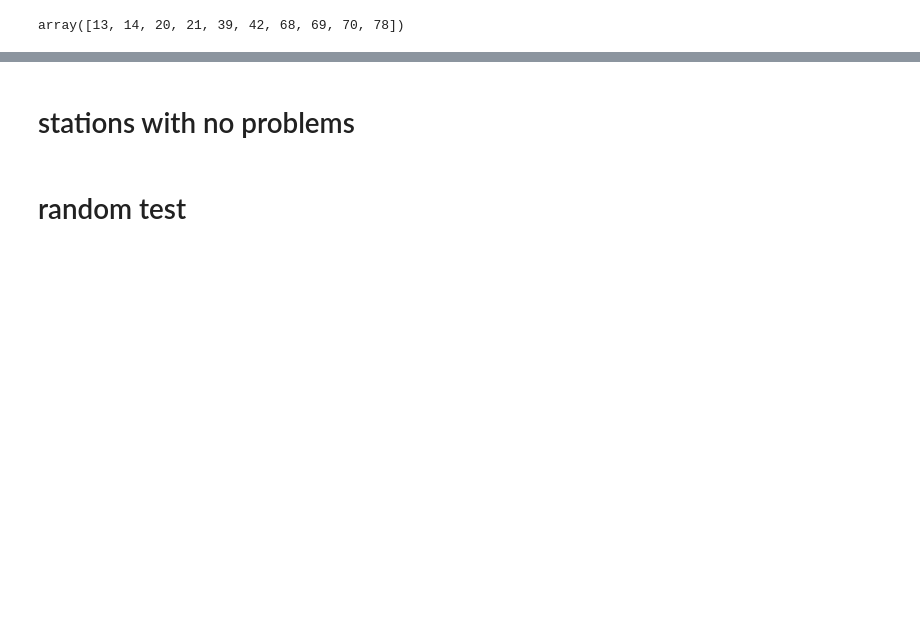
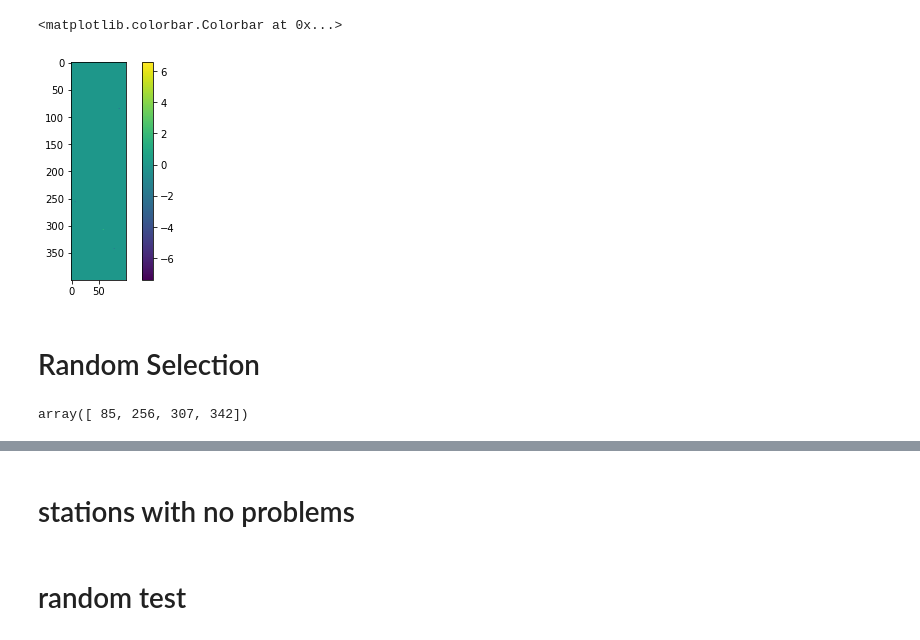
Before and after one commit to bbk0529/EnsembleRegressors, a Jupyter notebook: experiments_w_dwd_temperature data.ipynb, the cells around one changed output, grey strips where cells are left out. Saved outputs shown, nothing was run; the diff lists cells and outputs as text; code cells hidden in the pictures; blank space fills up the shorter version.

```diff
--- a/experiments_w_dwd_temperature data.ipynb
+++ b/experiments_w_dwd_temperature data.ipynb
@@ -12,9 +8,13 @@ np.sum(np.random.randn(10,10))
 # %%
-
+n_stations = 400
+n_timesteps= 100
+k = 5
+p_noise_stations = 0.01
+p_noise_timesteps= 0.01
 
 
 data = Tempearture_DWD(n_stations, n_timesteps, k, p_noise_stations=p_noise_stations, p_noise_timesteps= p_noise_timesteps)
-validatorNew= Validator(data, ensembleregression)
-validatorOld = Validator(data, spatialcomparision)
+validatorNew= Executor(data, ensembleregression)
+validatorOld = Executor(data, spatialcomparision)
 resultNew = validatorNew.evaluate_validator()
 resultOld = validatorOld.evaluate_validator()
@@ -46,0 +21,6 @@ validatorNew.evaluate_validator()
+# %%
+plt.imshow(data.matrix_noises)
+plt.colorbar()
+# %% [output]
+<matplotlib.colorbar.Colorbar at 0x...>
+[figure, added]
@@ -47,4 +128,6 @@ validatorNew.evaluate_validator()
+# %% [markdown]
+# Random Selection
 # %%
 data._picked_stations
 # %% [output]
-array([13, 14, 20, 21, 39, 42, 68, 69, 70, 78])
+array([ 85, 256, 307, 342])
```
Also changed, not shown: parts of 23 cells of this notebook, 4 other files.
